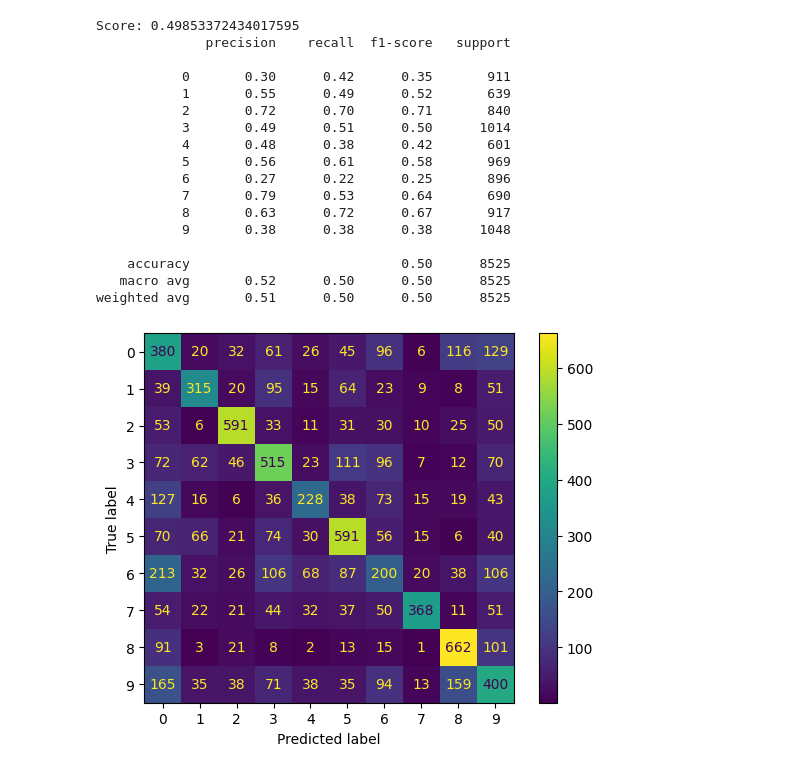
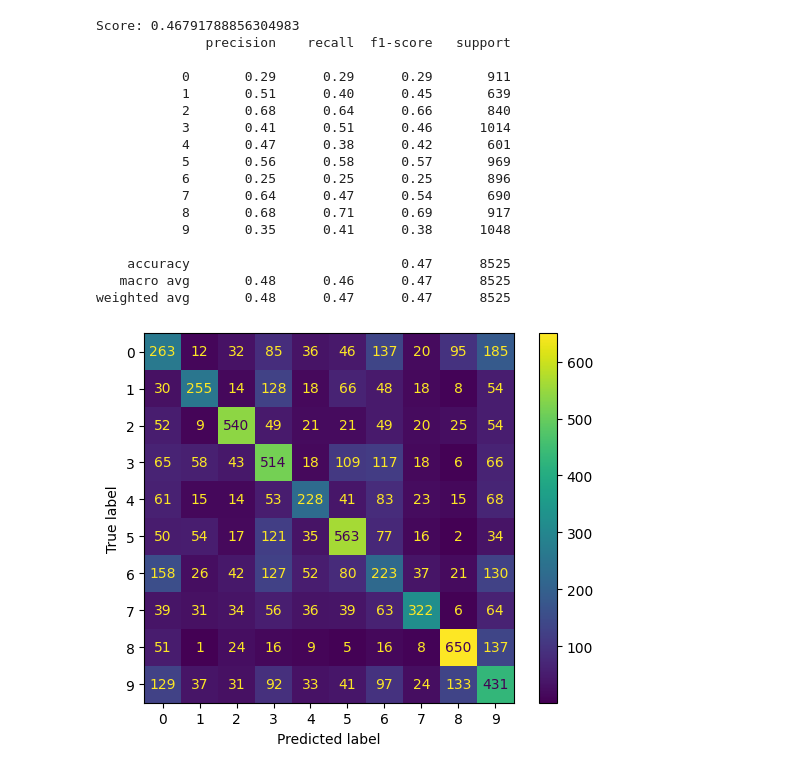
Before and after one commit to JoshuaGottlieb/NLP-Genre-Classification, a Jupyter notebook: notebooks/Modeling.ipynb, the cells around one changed output. Saved outputs shown, nothing was run; the diff lists cells and outputs as text; code cells hidden in the pictures.

Commit message:
Ran models using averaged word2vec and averaged glove representations of documents.

```diff
--- a/notebooks/Modeling.ipynb
+++ b/notebooks/Modeling.ipynb
@@ -21,16 +21,20 @@ import pickle
 # %%
 # df = pd.read_parquet('../data/cleaned/tokenized_data_large_genres.parquet')
 # %%
-X_train_count_unigrams = unpickle('../data/cleaned/train/X_train_count_unigrams.pickle')
-X_test_count_unigrams = unpickle('../data/cleaned/test/X_test_count_unigrams.pickle')
-X_train_count_bigrams = unpickle('../data/cleaned/train/X_train_count_bigrams.pickle')
-X_test_count_bigrams = unpickle('../data/cleaned/test/X_test_count_bigrams.pickle')
-X_train_gensim_2gram_sparse = unpickle('../data/cleaned/train/X_train_gensim_2gram_sparse.pickle').T
-X_test_gensim_2gram_sparse = unpickle('../data/cleaned/test/X_test_gensim_2gram_sparse.pickle').T
-X_train_gensim_3gram_sparse = unpickle('../data/cleaned/train/X_train_gensim_3gram_sparse.pickle').T
-X_test_gensim_3gram_sparse = unpickle('../data/cleaned/test/X_test_gensim_3gram_sparse.pickle').T
-X_train_gensim_4gram_sparse = unpickle('../data/cleaned/train/X_train_gensim_4gram_sparse.pickle').T
-X_test_gensim_4gram_sparse = unpickle('../data/cleaned/test/X_test_gensim_4gram_sparse.pickle').T
+# X_train_count_unigrams = unpickle('../data/cleaned/train/X_train_count_unigrams.pickle')
+# X_test_count_unigrams = unpickle('../data/cleaned/test/X_test_count_unigrams.pickle')
+# X_train_count_bigrams = unpickle('../data/cleaned/train/X_train_count_bigrams.pickle')
+# X_test_count_bigrams = unpickle('../data/cleaned/test/X_test_count_bigrams.pickle')
+# X_train_gensim_2gram_sparse = unpickle('../data/cleaned/train/X_train_gensim_2gram_sparse.pickle').T
+# X_test_gensim_2gram_sparse = unpickle('../data/cleaned/test/X_test_gensim_2gram_sparse.pickle').T
+# X_train_gensim_3gram_sparse = unpickle('../data/cleaned/train/X_train_gensim_3gram_sparse.pickle').T
+# X_test_gensim_3gram_sparse = unpickle('../data/cleaned/test/X_test_gensim_3gram_sparse.pickle').T
+# X_train_gensim_4gram_sparse = unpickle('../data/cleaned/train/X_train_gensim_4gram_sparse.pickle').T
+# X_test_gensim_4gram_sparse = unpickle('../data/cleaned/test/X_test_gensim_4gram_sparse.pickle').T
+X_train_glove = unpickle('../data/cleaned/train/X_train_glove.pickle')
+X_test_glove = unpickle('../data/cleaned/test/X_test_glove.pickle')
+X_train_word2vec = unpickle('../data/cleaned/train/X_train_word2vec.pickle')
+X_test_word2vec = unpickle('../data/cleaned/test/X_test_word2vec.pickle')
 y_train = unpickle('../data/cleaned/train/y_train.pickle')
 y_test = unpickle('../data/cleaned/test/y_test.pickle')
 # %%
@@ -197,23 +68,27 @@ weighted avg       0.50      0.49      0.49      8525
 # %%
-baseline_xg_gensim_4gram = run_model(X_train_gensim_4gram_sparse, X_test_gensim_4gram_sparse, y_train, y_test,
-                             XGBClassifier(), plot_confusion = True, display_report = True,
-                             pickle_ = True, pickle_dest = '../data/models/baseline_xg_gensim_4gram.pickle')
+# baseline_xg_gensim_4gram = run_model(X_train_gensim_4gram_sparse, X_test_gensim_4gram_sparse, y_train, y_test,
+#                              XGBClassifier(), plot_confusion = True, display_report = True,
+#                              pickle_ = True, pickle_dest = '../data/models/baseline_xg_gensim_4gram.pickle')
-# %% [output]
-Score: 0.49853372434017595
-              precision    recall  f1-score   support
-
-           0       0.30      0.42      0.35       911
-           1       0.55      0.49      0.52       639
-           2       0.72      0.70      0.71       840
-           3       0.49      0.51      0.50      1014
-           4       0.48      0.38      0.42       601
-           5       0.56      0.61      0.58       969
-           6       0.27      0.22      0.25       896
-           7       0.79      0.53      0.64       690
-           8       0.63      0.72      0.67       917
-           9       0.38      0.38      0.38      1048
-
-    accuracy                           0.50      8525
-   macro avg       0.52      0.50      0.50      8525
-weighted avg       0.51      0.50      0.50      8525
-[figure, removed]
+# %%
+baseline_xg_glove = run_model(X_train_glove, X_test_glove, y_train, y_test,
+                             XGBClassifier(), plot_confusion = True, display_report = True,
+                             pickle_ = True, pickle_dest = '../data/models/baseline_xg_glove.pickle')
+# %% [output]
+Score: 0.46791788856304983
+              precision    recall  f1-score   support
+
+           0       0.29      0.29      0.29       911
+           1       0.51      0.40      0.45       639
+           2       0.68      0.64      0.66       840
+           3       0.41      0.51      0.46      1014
+           4       0.47      0.38      0.42       601
+           5       0.56      0.58      0.57       969
+           6       0.25      0.25      0.25       896
+           7       0.64      0.47      0.54       690
+           8       0.68      0.71      0.69       917
+           9       0.35      0.41      0.38      1048
+
+    accuracy                           0.47      8525
+   macro avg       0.48      0.46      0.47      8525
+weighted avg       0.48      0.47      0.47      8525
+[figure, added]
```
Also changed, not shown: parts of 13 cells of this notebook, 5 other files.
